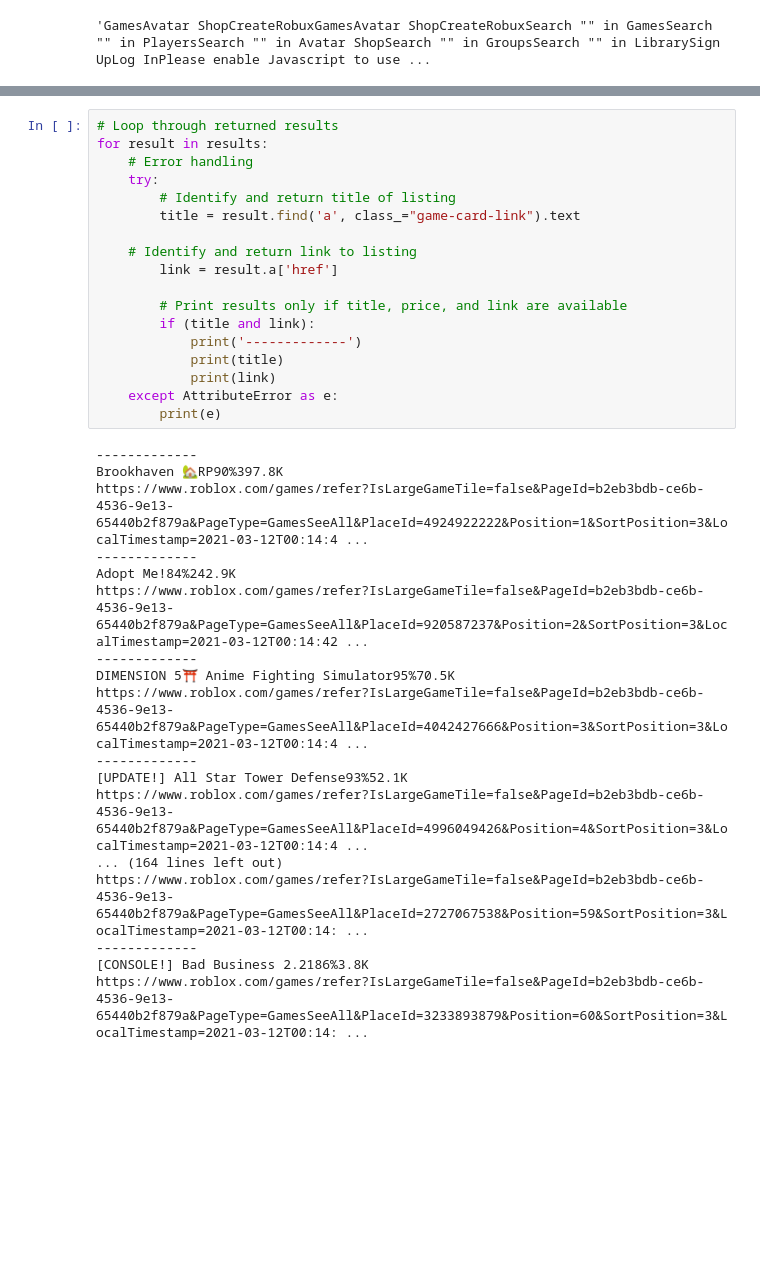
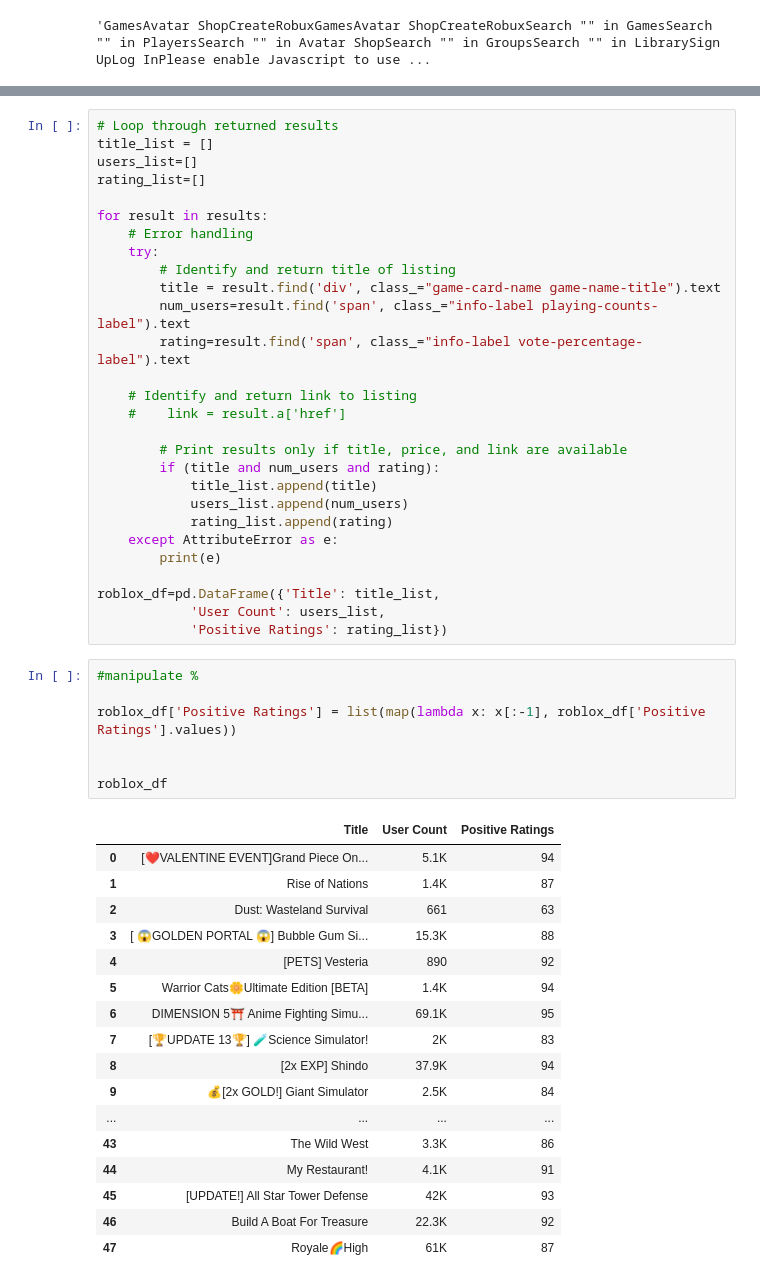
Before and after one commit to swatskool/etl-project-roblox, a Jupyter notebook: roblox_scraper.ipynb, the cells around one changed output, grey strips where cells are left out. Drawn from its saved outputs; the diff is of its cells as text; blank space fills up the shorter version.

```diff
--- a/roblox_scraper.ipynb
+++ b/roblox_scraper.ipynb
@@ -70,36 +70,53 @@ print(results)
 # %%
 # Loop through returned results
+title_list = []
+users_list=[]
+rating_list=[]
+
 for result in results:
     # Error handling
     try:
         # Identify and return title of listing
-        title = result.find('a', class_="game-card-link").text
+        title = result.find('div', class_="game-card-name game-name-title").text
+        num_users=result.find('span', class_="info-label playing-counts-label").text
+        rating=result.find('span', class_="info-label vote-percentage-label").text
 
     # Identify and return link to listing
-        link = result.a['href']
+    #    link = result.a['href']
 
         # Print results only if title, price, and link are available
-        if (title and link):
-            print('-------------')
-            print(title)
-            print(link)
+        if (title and num_users and rating):
+            title_list.append(title)
+            users_list.append(num_users)
+            rating_list.append(rating)
     except AttributeError as e:
         print(e)
+
+roblox_df=pd.DataFrame({'Title': title_list,
+            'User Count': users_list,
+            'Positive Ratings': rating_list})
-# %% [output]
--------------
-Brookhaven 🏡RP90%397.8K
-https://www.roblox.com/games/refer?IsLargeGameTile=false&PageId=b2eb3bdb-ce6b-4536-9e13-65440b2f879a&PageType=GamesSeeAll&PlaceId=4924922222&Position=1&SortPosition=3&LocalTimestamp=2021-03-12T00:14:4 ...
--------------
-Adopt Me!84%242.9K
-https://www.roblox.com/games/refer?IsLargeGameTile=false&PageId=b2eb3bdb-ce6b-4536-9e13-65440b2f879a&PageType=GamesSeeAll&PlaceId=920587237&Position=2&SortPosition=3&LocalTimestamp=2021-03-12T00:14:42 ...
--------------
-DIMENSION 5⛩️ Anime Fighting Simulator95%70.5K
-https://www.roblox.com/games/refer?IsLargeGameTile=false&PageId=b2eb3bdb-ce6b-4536-9e13-65440b2f879a&PageType=GamesSeeAll&PlaceId=4042427666&Position=3&SortPosition=3&LocalTimestamp=2021-03-12T00:14:4 ...
--------------
-[UPDATE!] All Star Tower Defense93%52.1K
-https://www.roblox.com/games/refer?IsLargeGameTile=false&PageId=b2eb3bdb-ce6b-4536-9e13-65440b2f879a&PageType=GamesSeeAll&PlaceId=4996049426&Position=4&SortPosition=3&LocalTimestamp=2021-03-12T00:14:4 ...
-... (164 lines left out)
-https://www.roblox.com/games/refer?IsLargeGameTile=false&PageId=b2eb3bdb-ce6b-4536-9e13-65440b2f879a&PageType=GamesSeeAll&PlaceId=2727067538&Position=59&SortPosition=3&LocalTimestamp=2021-03-12T00:14: ...
--------------
-[CONSOLE!] Bad Business 2.2186%3.8K
-https://www.roblox.com/games/refer?IsLargeGameTile=false&PageId=b2eb3bdb-ce6b-4536-9e13-65440b2f879a&PageType=GamesSeeAll&PlaceId=3233893879&Position=60&SortPosition=3&LocalTimestamp=2021-03-12T00:14: ...
+# %%
+#manipulate %
+
+roblox_df['Positive Ratings'] = list(map(lambda x: x[:-1], roblox_df['Positive Ratings'].values))
+
+
+roblox_df
+# %% [output]
+|  | Title | User Count | Positive Ratings |
+| 0 | [❤️VALENTINE EVENT]Grand Piece On... | 5.1K | 94 |
+| 1 | Rise of Nations | 1.4K | 87 |
+| 2 | Dust: Wasteland Survival | 661 | 63 |
+| 3 | [ 😱GOLDEN PORTAL 😱] Bubble Gum Si... | 15.3K | 88 |
+| 4 | [PETS] Vesteria | 890 | 92 |
+| 5 | Warrior Cats🌼Ultimate Edition [BETA] | 1.4K | 94 |
+| 6 | DIMENSION 5⛩️ Anime Fighting Simu... | 69.1K | 95 |
+| 7 | [🏆UPDATE 13🏆] 🧪Science Simulator! | 2K | 83 |
+| 8 | [2x EXP] Shindo | 37.9K | 94 |
+| 9 | 💰[2x GOLD!] Giant Simulator | 2.5K | 84 |
+| ... | ... | ... | ... |
+| 43 | The Wild West | 3.3K | 86 |
+| 44 | My Restaurant! | 4.1K | 91 |
+| 45 | [UPDATE!] All Star Tower Defense | 42K | 93 |
+| 46 | Build A Boat For Treasure | 22.3K | 92 |
+| 47 | Royale🌈High | 61K | 87 |
```
Also changed, not shown: parts of 7 cells of this notebook.
